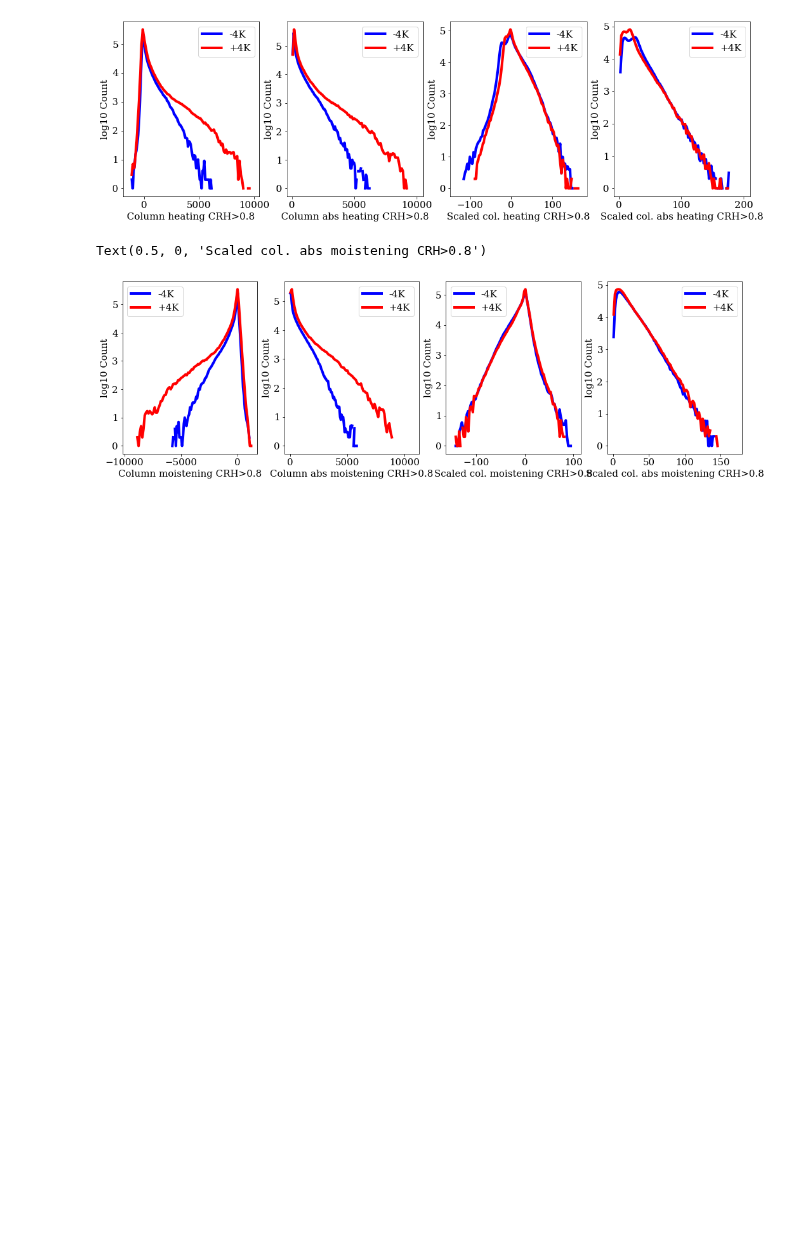
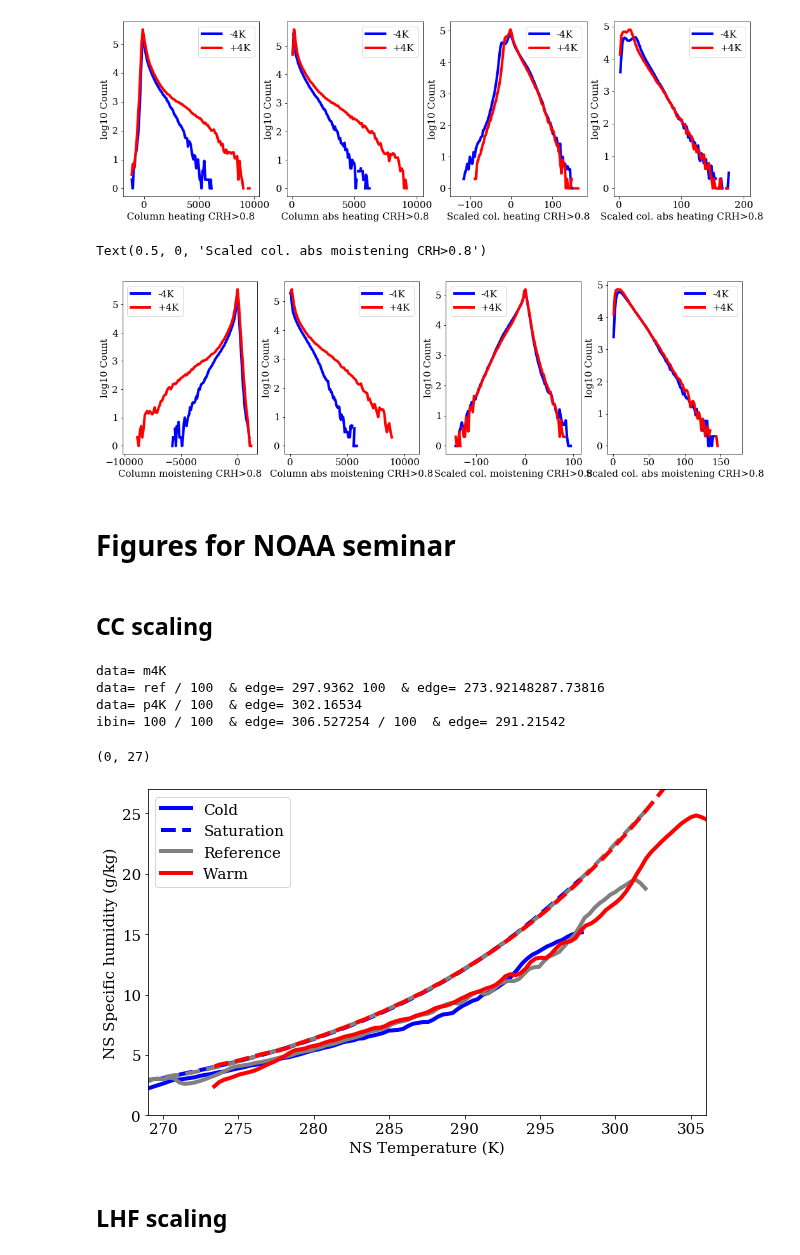
Before and after one commit to wallingTACC/CBRAIN-CAM, a Jupyter notebook: notebooks/tbeucler_devlog/044_Climate_invariant_analysis_output_scaling.ipynb, the cells around one changed output. Cells and saved outputs as stored; diff of their text form; code cells hidden in the pictures; blank space fills up the shorter version.

```diff
--- a/notebooks/tbeucler_devlog/044_Climate_invariant_analysis_output_scaling.ipynb
+++ b/notebooks/tbeucler_devlog/044_Climate_invariant_analysis_output_scaling.ipynb
@@ -1569,3 +1527,35 @@ ax[3].set_xlabel('Scaled col. abs moistening CRH>0.8')
 # %% [output]
 Text(0.5, 0, 'Scaled col. abs moistening CRH>0.8')
 [figure]
+# %% [markdown]
+# Figures for NOAA seminar
+# %% [markdown]
+## CC scaling
+# %%
+TNS = {}; TNShist = {};
+QNS = {}; QNShist = {}; QNS_TNS = {};
+QSNS = {}; QSNShist = {}; QSNS_TNS = {};
+
+for idata,data in enumerate(['m4K','ref','p4K']):
+    print('data=',data)
+
+    if idata==0: d = datam4K
+    elif idata==1: d = dataref
+    elif idata==2: d = datap4K
+
+    TNS[data] = d.TAP[:,-1,:,:].values
+    QNS[data] = d.QAP[:,-1,:,:].values
+    qsat0 = qsat(d.TAP,d.P0,d.PS,d.hyam,d.hybm)
+    QSNS[data] = qsat0[:,-1,:,:].values
+
+    TNShist[data] = np.histogram(TNS[data].flatten(),bins=100)
+    QNShist[data] = np.histogram(QNS[data].flatten(),bins=100)
+    QSNShist[data] = np.histogram(QSNS[data].flatten(),bins=100)
+
+    QNS_TNS[data] = conditional_avg_and_std(TNShist[data][1],TNS[data].flatten(),QNS[data].flatten())
+    QSNS_TNS[data] = conditional_avg_and_std(TNShist[data][1],TNS[data].flatten(),QSNS[data].flatten())
+# %% [output]
+data= m4K
+data= ref / 100  & edge= 297.9362 100  & edge= 273.92148287.73816
+data= p4K / 100  & edge= 302.16534
+ibin= 100 / 100  & edge= 306.527254 / 100  & edge= 291.21542
@@ -1571,0 +1564,24 @@ Text(0.5, 0, 'Scaled col. abs moistening CRH>0.8')
+# %%
+plt.figure(figsize=(10,6))
+
+plt.plot(edg2bin(TNShist['m4K'][1]),1e3*QNS_TNS['m4K'][0],color='b',label='Cold')
+plt.plot(edg2bin(TNShist['m4K'][1]),1e3*QSNS_TNS['m4K'][0],color='b',linestyle='--',label='Saturation')
+
+plt.plot(edg2bin(TNShist['ref'][1]),1e3*QNS_TNS['ref'][0],color='gray',label='Reference')
+plt.plot(edg2bin(TNShist['ref'][1]),1e3*QSNS_TNS['ref'][0],color='gray',linestyle='--')
+
+plt.plot(edg2bin(TNShist['p4K'][1]),1e3*QNS_TNS['p4K'][0],color='r',label='Warm')
+plt.plot(edg2bin(TNShist['p4K'][1]),1e3*QSNS_TNS['p4K'][0],color='r',linestyle='--')
+
+plt.ylabel('NS Specific humidity (g/kg)')
+plt.xlabel('NS Temperature (K)')
+plt.legend(loc = 'upper left')
+plt.xlim((269,306))
+plt.ylim((0,27))
+#name = 'CC1'
+#plt.savefig(pathHOME+name+'.png',format='png')
+# %% [output]
+(0, 27)
+[figure, added]
+# %% [markdown]
+## LHF scaling
```
Also changed, not shown: parts of 14 cells of this notebook, 1 other file.
